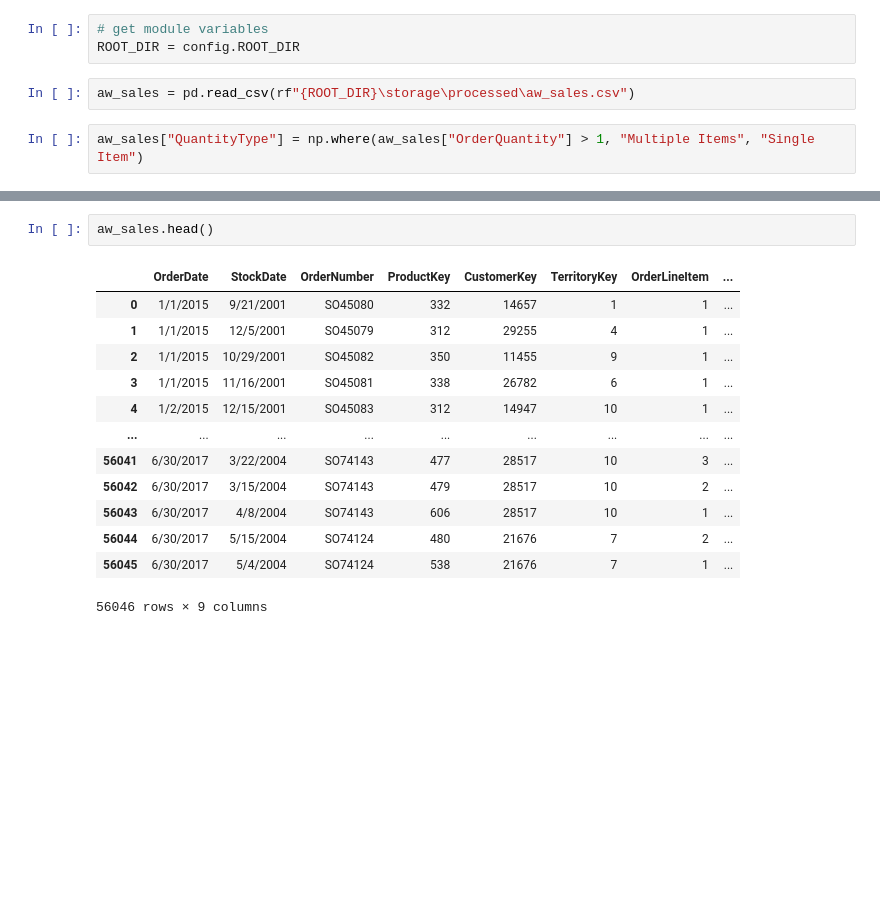
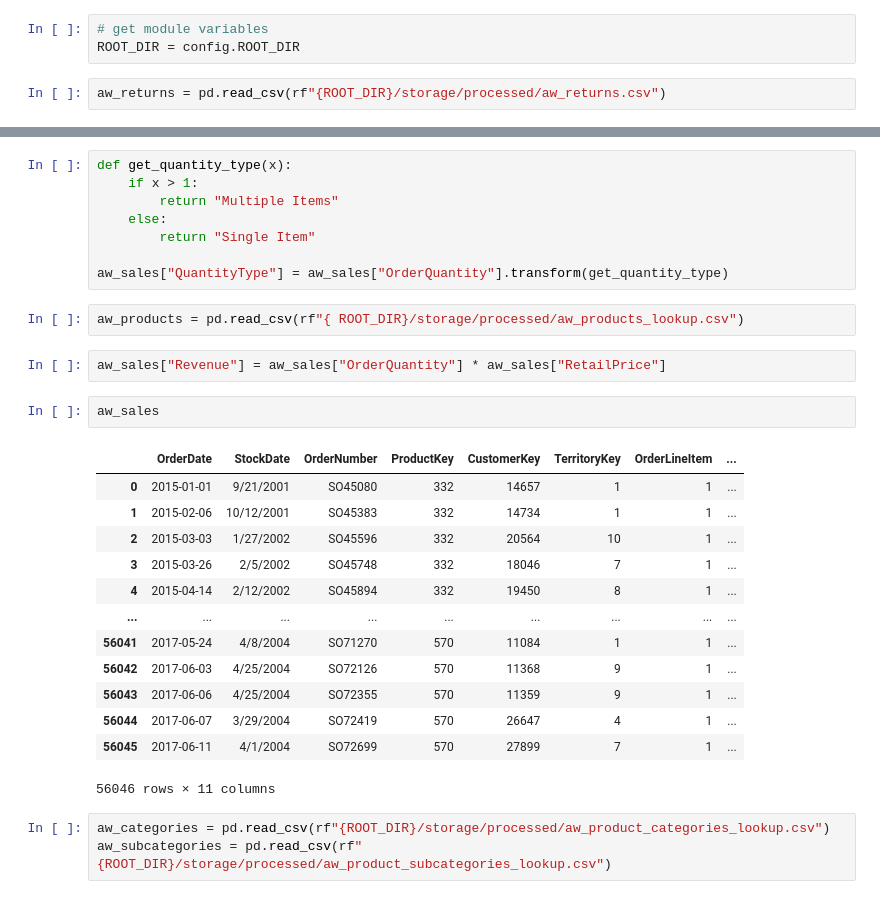
Before and after one commit to MeetPatel89/adventure_works_analysis, a Jupyter notebook: dax_notebook.ipynb, the cells around one changed output, grey strips where cells are left out. Drawn from its saved outputs; the diff is of its cells as text; blank space fills up the shorter version.

Commit message:
transform raw data for creation of data model

```diff
--- a/dax_notebook.ipynb
+++ b/dax_notebook.ipynb
@@ -7,6 +7,4 @@ import config
 # get module variables
 ROOT_DIR = config.ROOT_DIR
 # %%
-aw_sales = pd.read_csv(rf"{ROOT_DIR}\storage\processed\aw_sales.csv")
+aw_returns = pd.read_csv(rf"{ROOT_DIR}/storage/processed/aw_returns.csv")
-# %%
-aw_sales["QuantityType"] = np.where(aw_sales["OrderQuantity"] > 1, "Multiple Items", "Single Item")
@@ -13,16 +48,31 @@ aw_sales["QuantityType"] = np.where(aw_sales["OrderQuantity"] > 1, "Multiple Ite
+# %%
+def get_quantity_type(x):
+    if x > 1:
+        return "Multiple Items"
+    else:
+        return "Single Item"
+
+aw_sales["QuantityType"] = aw_sales["OrderQuantity"].transform(get_quantity_type)
+# %%
+aw_products = pd.read_csv(rf"{ ROOT_DIR}/storage/processed/aw_products_lookup.csv")
+# %%
+aw_sales["Revenue"] = aw_sales["OrderQuantity"] * aw_sales["RetailPrice"]
 # %%
-aw_sales.head()
+aw_sales
 # %% [output]
 |  | OrderDate | StockDate | OrderNumber | ProductKey | CustomerKey | TerritoryKey | OrderLineItem | ... |
-| 0 | 1/1/2015 | 9/21/2001 | SO45080 | 332 | 14657 | 1 | 1 | ... |
-| 1 | 1/1/2015 | 12/5/2001 | SO45079 | 312 | 29255 | 4 | 1 | ... |
-| 2 | 1/1/2015 | 10/29/2001 | SO45082 | 350 | 11455 | 9 | 1 | ... |
-| 3 | 1/1/2015 | 11/16/2001 | SO45081 | 338 | 26782 | 6 | 1 | ... |
-| 4 | 1/2/2015 | 12/15/2001 | SO45083 | 312 | 14947 | 10 | 1 | ... |
+| 0 | 2015-01-01 | 9/21/2001 | SO45080 | 332 | 14657 | 1 | 1 | ... |
+| 1 | 2015-02-06 | 10/12/2001 | SO45383 | 332 | 14734 | 1 | 1 | ... |
+| 2 | 2015-03-03 | 1/27/2002 | SO45596 | 332 | 20564 | 10 | 1 | ... |
+| 3 | 2015-03-26 | 2/5/2002 | SO45748 | 332 | 18046 | 7 | 1 | ... |
+| 4 | 2015-04-14 | 2/12/2002 | SO45894 | 332 | 19450 | 8 | 1 | ... |
 | ... | ... | ... | ... | ... | ... | ... | ... | ... |
-| 56041 | 6/30/2017 | 3/22/2004 | SO74143 | 477 | 28517 | 10 | 3 | ... |
-| 56042 | 6/30/2017 | 3/15/2004 | SO74143 | 479 | 28517 | 10 | 2 | ... |
-| 56043 | 6/30/2017 | 4/8/2004 | SO74143 | 606 | 28517 | 10 | 1 | ... |
-| 56044 | 6/30/2017 | 5/15/2004 | SO74124 | 480 | 21676 | 7 | 2 | ... |
-| 56045 | 6/30/2017 | 5/4/2004 | SO74124 | 538 | 21676 | 7 | 1 | ... |
+| 56041 | 2017-05-24 | 4/8/2004 | SO71270 | 570 | 11084 | 1 | 1 | ... |
+| 56042 | 2017-06-03 | 4/25/2004 | SO72126 | 570 | 11368 | 9 | 1 | ... |
+| 56043 | 2017-06-06 | 4/25/2004 | SO72355 | 570 | 11359 | 9 | 1 | ... |
+| 56044 | 2017-06-07 | 3/29/2004 | SO72419 | 570 | 26647 | 4 | 1 | ... |
+| 56045 | 2017-06-11 | 4/1/2004 | SO72699 | 570 | 27899 | 7 | 1 | ... |
-56046 rows × 9 columns
+56046 rows × 11 columns
+# %%
+aw_categories = pd.read_csv(rf"{ROOT_DIR}/storage/processed/aw_product_categories_lookup.csv")
+aw_subcategories = pd.read_csv(rf"{ROOT_DIR}/storage/processed/aw_product_subcategories_lookup.csv")
```
Also changed, not shown: parts of 31 cells of this notebook, 13 other files.
